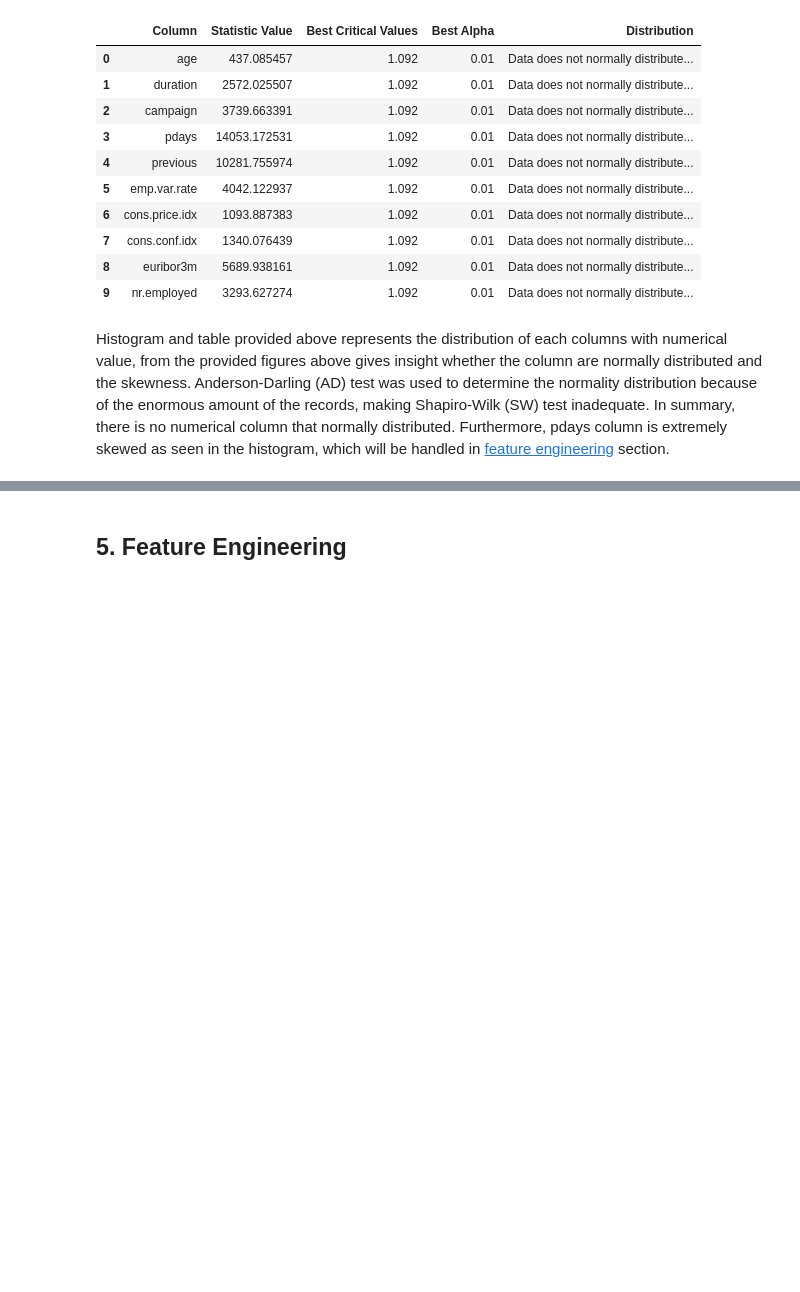
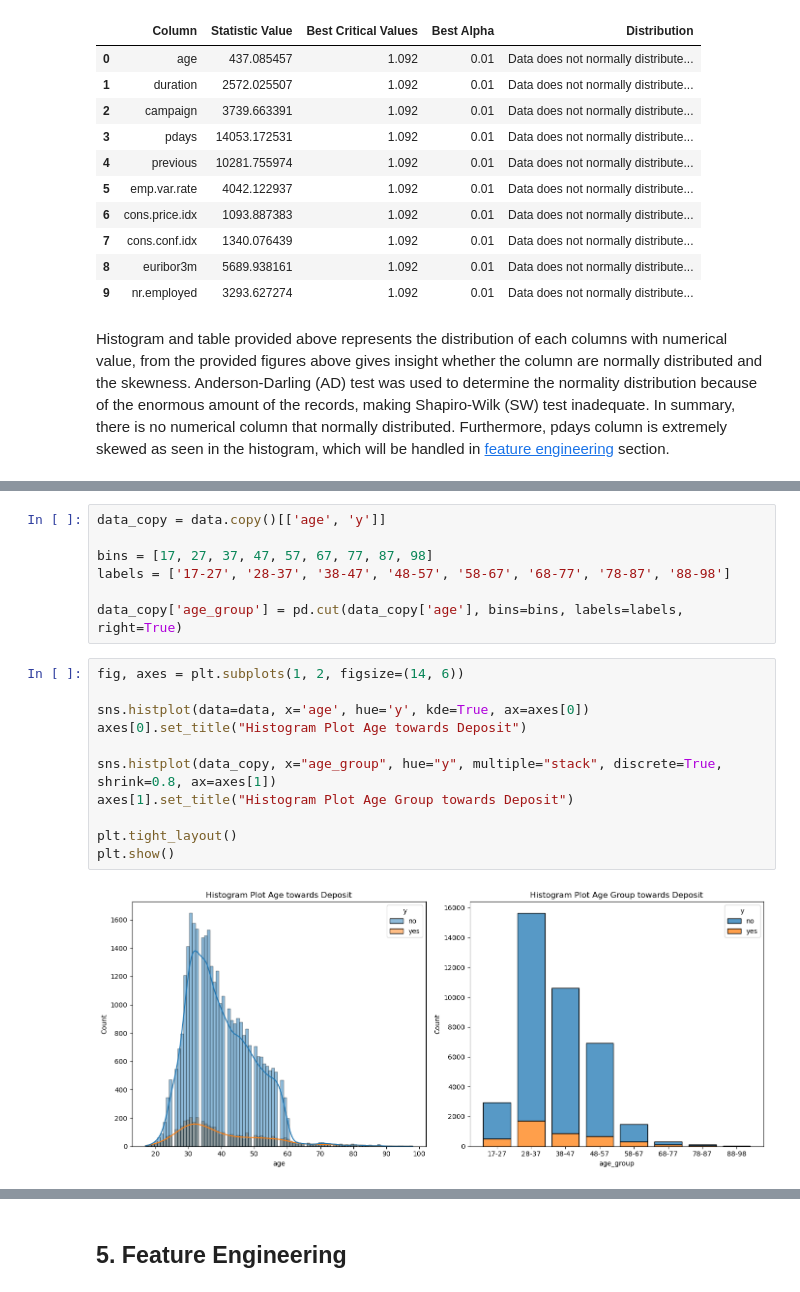
Before and after one commit to seanka/Python-BankTelemarketing-MachineLearning, a Jupyter notebook: Notebook/Notebook.ipynb, the cells around one changed output, grey strips where cells are left out. Cells and saved outputs as stored; diff of their text form; blank space fills up the shorter version.

```diff
--- a/Notebook/Notebook.ipynb
+++ b/Notebook/Notebook.ipynb
@@ -567,0 +618,20 @@ Histogram and table provided above represents the distribution of each columns w
+# %%
+data_copy = data.copy()[['age', 'y']]
+
+bins = [17, 27, 37, 47, 57, 67, 77, 87, 98]
+labels = ['17-27', '28-37', '38-47', '48-57', '58-67', '68-77', '78-87', '88-98']
+
+data_copy['age_group'] = pd.cut(data_copy['age'], bins=bins, labels=labels, right=True)
+# %%
+fig, axes = plt.subplots(1, 2, figsize=(14, 6))
+
+sns.histplot(data=data, x='age', hue='y', kde=True, ax=axes[0])
+axes[0].set_title("Histogram Plot Age towards Deposit")
+
+sns.histplot(data_copy, x="age_group", hue="y", multiple="stack", discrete=True, shrink=0.8, ax=axes[1])
+axes[1].set_title("Histogram Plot Age Group towards Deposit")
+
+plt.tight_layout()
+plt.show()
+# %% [output]
+[figure, added]
```
Also changed, not shown: parts of 62 cells of this notebook.
